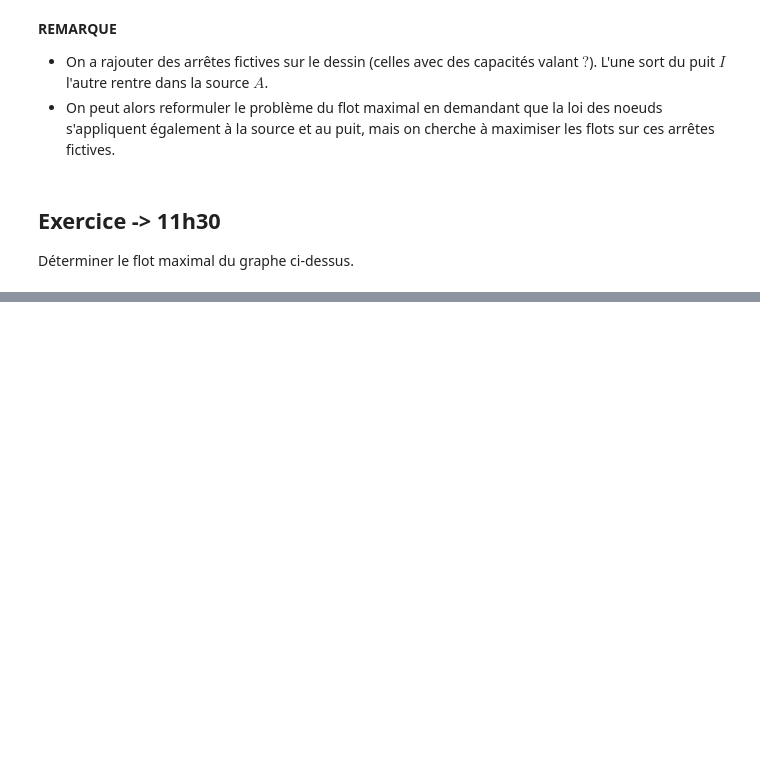
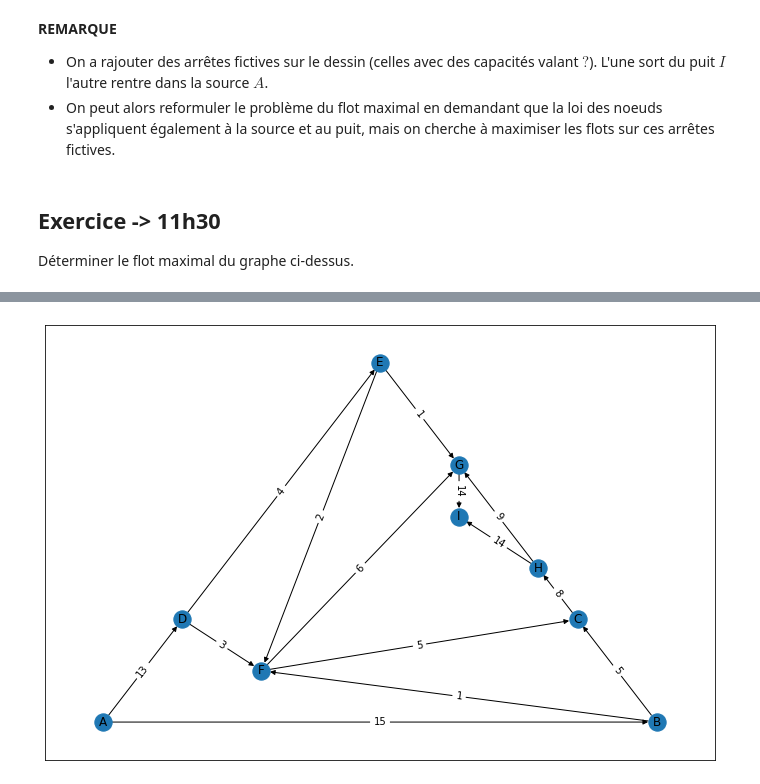
Before and after one commit to MECEN-TOURS/SC-2020-2021, a Jupyter notebook: Seance12/seance.ipynb, the cells around one changed output, grey strips where cells are left out. Drawn from its saved outputs; the diff is of its cells as text; code cells hidden in the pictures; blank space fills up the shorter version.

```diff
--- a/Seance12/seance.ipynb
+++ b/Seance12/seance.ipynb
@@ -89,0 +134,35 @@ Utiliser `networkx` pour résoudre le pr
+# %%
+exemple = nx.DiGraph()
+# %%
+a,b,c,d,e,f,g,h,i = "ABCDEFGHI"
+exemple.add_weighted_edges_from(
+    [
+        (a, b, 15),
+        (a, d, 13),
+        (b, f, 1),
+        (b, c, 5),
+        (c, h, 8),
+        (d, e, 4),
+        (d, f, 3),
+        (e, f, 2),
+        (e, g, 1),
+        (f, c, 5),
+        (f, g, 6),
+        (g, i, 14),
+        (h, g, 9),
+        (h, i, 14),
+    ],
+    weight="capacité"
+)
+# %%
+import matplotlib.pyplot as plt
+%matplotlib inline
+plt.rcParams["figure.figsize"] = (12, 8)
+# %%
+figure, repere = plt.subplots()
+positions = nx.planar_layout(G=exemple)
+nx.draw_networkx(G=exemple, pos=positions, ax=repere)
+capacites = nx.get_edge_attributes(G=exemple, name="capacité")
+nx.draw_networkx_edge_labels(G=exemple, pos=positions, edge_labels=capacites);
+# %% [output]
+[figure, added]
```
Also changed, not shown: parts of 13 cells of this notebook, 1 other file.
